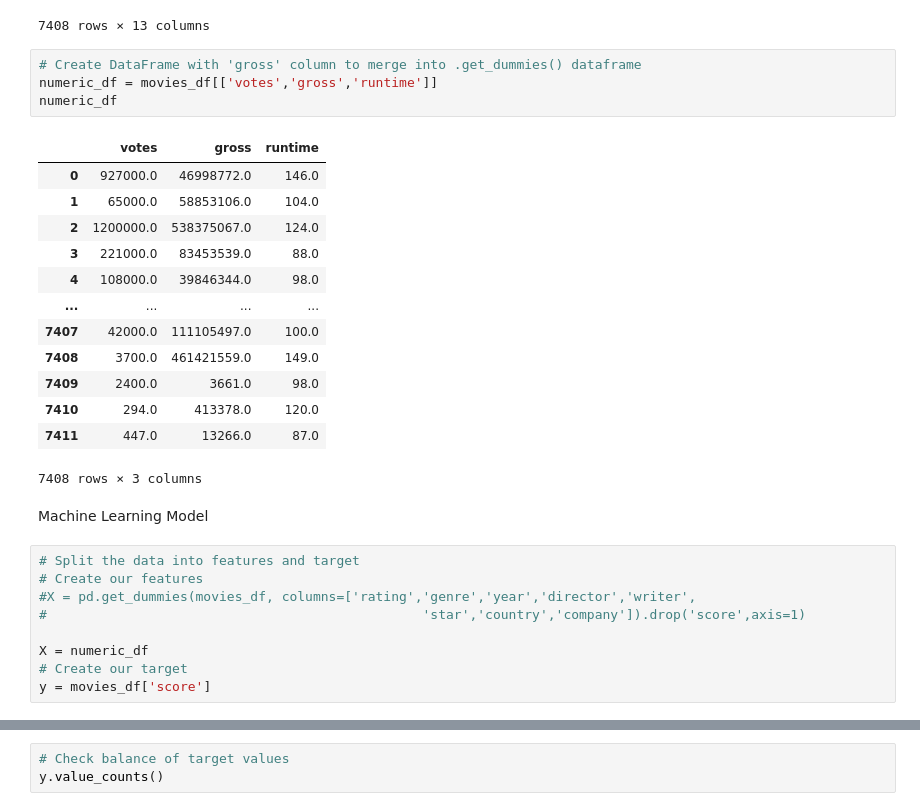
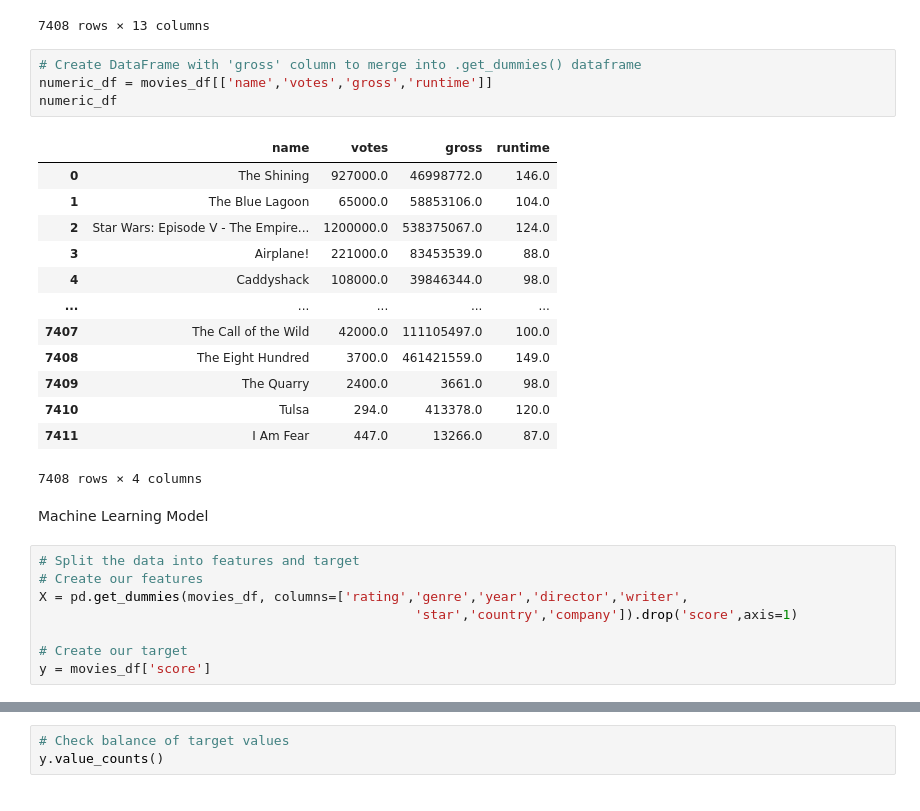
Before and after one commit to AleksKostrycka/Movie_Review_Project, a Jupyter notebook: Linear_Regression_Machine_Learning_Model.ipynb, the cells around one changed output, grey strips where cells are left out. Drawn from its saved outputs; the diff is of its cells as text.

```diff
--- a/Linear_Regression_Machine_Learning_Model.ipynb
+++ b/Linear_Regression_Machine_Learning_Model.ipynb
@@ -324,30 +324,29 @@ movies_df
 7408 rows × 13 columns
 # %%
 # Create DataFrame with 'gross' column to merge into .get_dummies() dataframe
-numeric_df = movies_df[['votes','gross','runtime']]
+numeric_df = movies_df[['name','votes','gross','runtime']]
 numeric_df
 # %% [output]
-|  | votes | gross | runtime |
-| 0 | 927000.0 | 46998772.0 | 146.0 |
-| 1 | 65000.0 | 58853106.0 | 104.0 |
-| 2 | 1200000.0 | 538375067.0 | 124.0 |
-| 3 | 221000.0 | 83453539.0 | 88.0 |
-| 4 | 108000.0 | 39846344.0 | 98.0 |
-| ... | ... | ... | ... |
-| 7407 | 42000.0 | 111105497.0 | 100.0 |
-| 7408 | 3700.0 | 461421559.0 | 149.0 |
-| 7409 | 2400.0 | 3661.0 | 98.0 |
-| 7410 | 294.0 | 413378.0 | 120.0 |
-| 7411 | 447.0 | 13266.0 | 87.0 |
+|  | name | votes | gross | runtime |
+| 0 | The Shining | 927000.0 | 46998772.0 | 146.0 |
+| 1 | The Blue Lagoon | 65000.0 | 58853106.0 | 104.0 |
+| 2 | Star Wars: Episode V - The Empire... | 1200000.0 | 538375067.0 | 124.0 |
+| 3 | Airplane! | 221000.0 | 83453539.0 | 88.0 |
+| 4 | Caddyshack | 108000.0 | 39846344.0 | 98.0 |
+| ... | ... | ... | ... | ... |
+| 7407 | The Call of the Wild | 42000.0 | 111105497.0 | 100.0 |
+| 7408 | The Eight Hundred | 3700.0 | 461421559.0 | 149.0 |
+| 7409 | The Quarry | 2400.0 | 3661.0 | 98.0 |
+| 7410 | Tulsa | 294.0 | 413378.0 | 120.0 |
+| 7411 | I Am Fear | 447.0 | 13266.0 | 87.0 |
-7408 rows × 3 columns
+7408 rows × 4 columns
 # %% [markdown]
 Machine Learning Model
 # %%
 # Split the data into features and target
 # Create our features
-#X = pd.get_dummies(movies_df, columns=['rating','genre','year','director','writer',
-#                                                'star','country','company']).drop('score',axis=1)
+X = pd.get_dummies(movies_df, columns=['rating','genre','year','director','writer',
+                                                'star','country','company']).drop('score',axis=1)
 
-X = numeric_df
 # Create our target
 y = movies_df['score']
```
Also changed, not shown: parts of 10 cells of this notebook.
